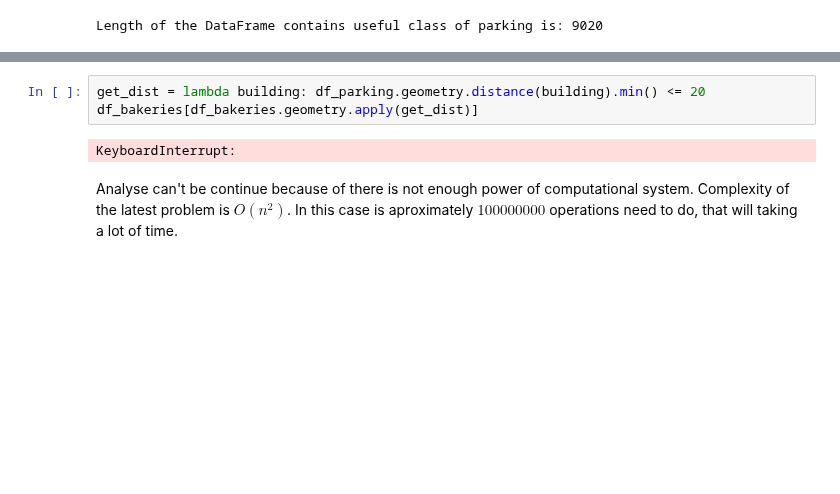
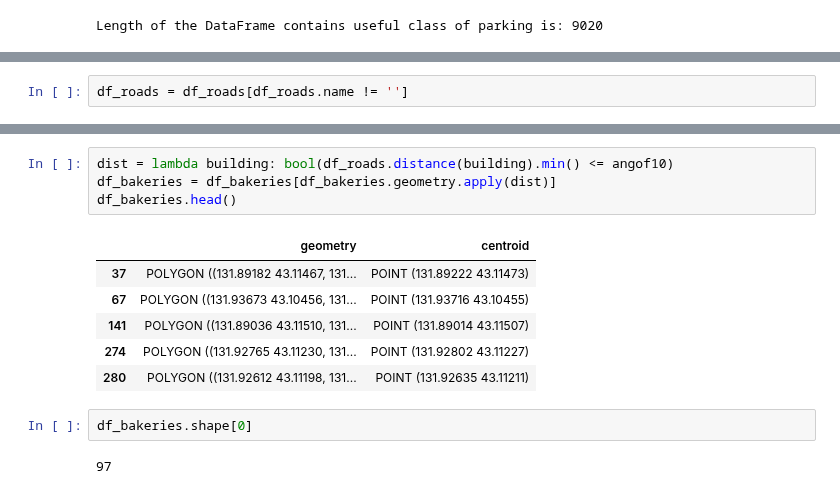
Before and after one commit to Tungsteniac/Tungsteniac, a Jupyter notebook: Relevant Places for Cinnabon Bakehouse.ipynb, the cells around one changed output, grey strips where cells are left out. Cells and saved outputs as stored; diff of their text form; blank space fills up the shorter version.

```diff
--- a/Relevant Places for Cinnabon Bakehouse.ipynb
+++ b/Relevant Places for Cinnabon Bakehouse.ipynb
@@ -487,0 +540,2 @@ Length of the DataFrame contains useful class of parking is: 9020
+# %%
+df_roads = df_roads[df_roads.name != '']
@@ -488,7 +571,15 @@ Length of the DataFrame contains useful class of parking is: 9020
 # %%
-get_dist = lambda building: df_parking.geometry.distance(building).min() <= 20
-df_bakeries[df_bakeries.geometry.apply(get_dist)]
+dist = lambda building: bool(df_roads.distance(building).min() <= angof10)
+df_bakeries = df_bakeries[df_bakeries.geometry.apply(dist)]
+df_bakeries.head()
 # %% [output]
-KeyboardInterrupt:
+|  | geometry | centroid |
+| 37 | POLYGON ((131.89182 43.11467, 131... | POINT (131.89222 43.11473) |
+| 67 | POLYGON ((131.93673 43.10456, 131... | POINT (131.93716 43.10455) |
+| 141 | POLYGON ((131.89036 43.11510, 131... | POINT (131.89014 43.11507) |
+| 274 | POLYGON ((131.92765 43.11230, 131... | POINT (131.92802 43.11227) |
+| 280 | POLYGON ((131.92612 43.11198, 131... | POINT (131.92635 43.11211) |
-# %% [markdown]
-Analyse can't be continue because of there is not enough power of computational system. Complexity of the latest problem is $ O(n^2) $. In this case is aproximately $ 100000000 $ operations need to do, that will taking a lot of time.
+# %%
+df_bakeries.shape[0]
+# %% [output]
+97
```
Also changed, not shown: parts of 23 cells of this notebook.
